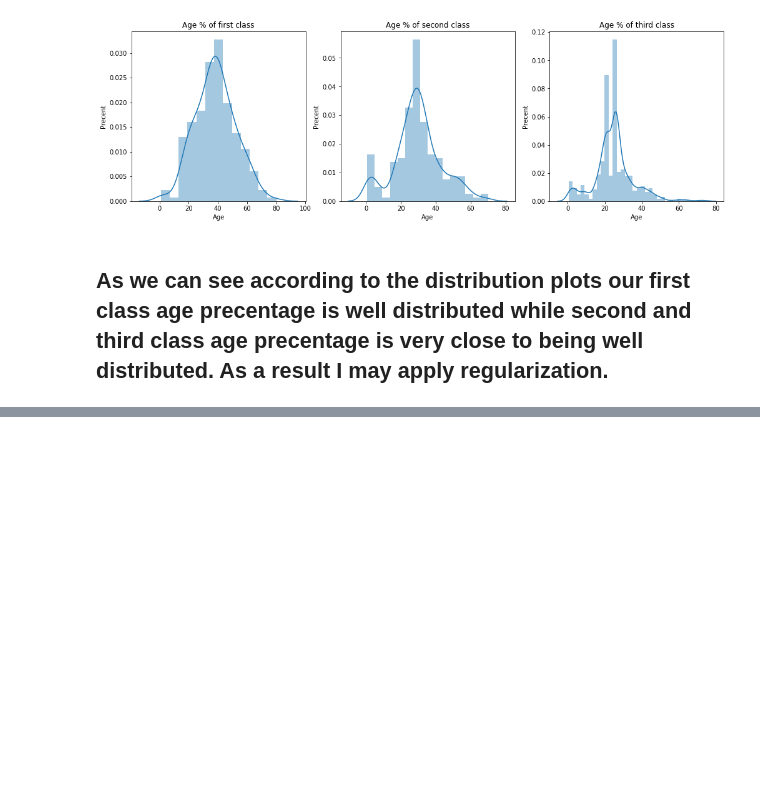
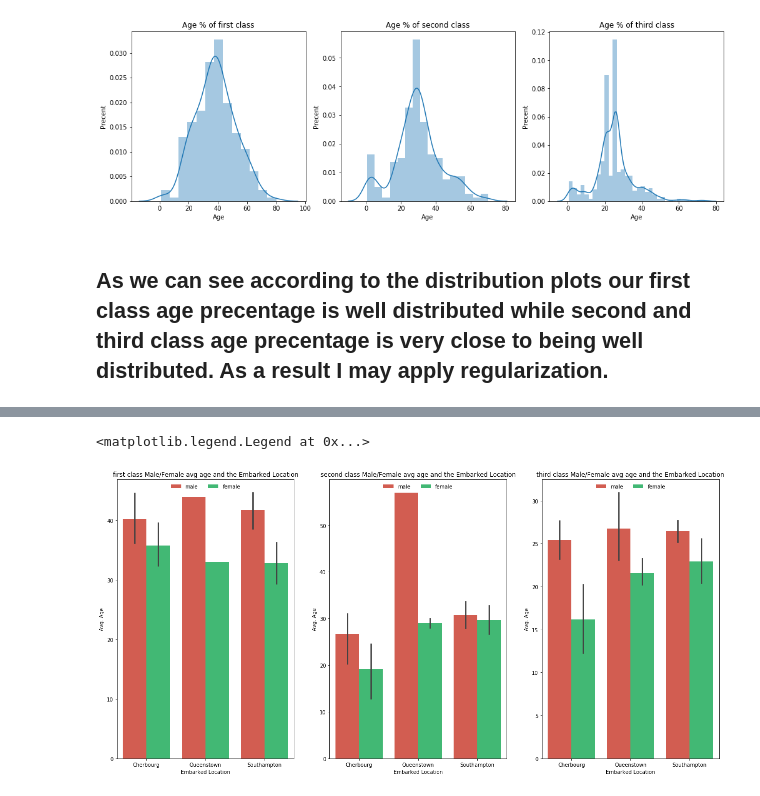
Before and after one commit to AlexOsokin97/Titanic_casuality_proj, a Jupyter notebook: Data Visualization and Analysis.ipynb, the cells around one changed output, grey strips where cells are left out. Cells and saved outputs as stored; diff of their text form; code cells hidden in the pictures; blank space fills up the shorter version.

```diff
--- a/Data Visualization and Analysis.ipynb
+++ b/Data Visualization and Analysis.ipynb
@@ -137,0 +152,29 @@ Text(0.5, 1.0, 'Third Class Age to number of Parents/Children relation')
+# %%
+f3, axes3 = plt.subplots(1, 3)
+f3.set_size_inches(21,10)
+
+palette3 = {'male':'#e74c3c', 'female':'#2ecc71'}
+
+sns.barplot(x="Embarked", y="Age", hue="Sex",palette=palette3,hue_order=['male','female'],
+            order=['Cherbourg','Queenstown','Southampton'], data=df_first_class, ax = axes3[0])
+axes3[0].set_title("first class Male/Female avg age and the Embarked Location")
+axes3[0].set_ylabel("Avg. Age")
+axes3[0].set_xlabel("Embarked Location")
+axes3[0].legend(ncol=2, loc="upper center", frameon=False)
+
+sns.barplot(x="Embarked", y="Age", hue="Sex",palette=palette3,hue_order=['male','female'],
+            order=['Cherbourg','Queenstown','Southampton'], data=df_second_class, ax = axes3[1])
+axes3[1].set_title("second class Male/Female avg age and the Embarked Location")
+axes3[1].set_ylabel("Avg. Age")
+axes3[1].set_xlabel("Embarked Location")
+axes3[1].legend(ncol=2, loc="upper center", frameon=False)
+
+sns.barplot(x="Embarked", y="Age", hue="Sex",palette=palette3,hue_order=['male','female'],
+            order=['Cherbourg','Queenstown','Southampton'], data=df_third_class, ax = axes3[2])
+axes3[2].set_title("third class Male/Female avg age and the Embarked Location")
+axes3[2].set_ylabel("Avg. Age")
+axes3[2].set_xlabel("Embarked Location")
+axes3[2].legend(ncol=2, loc="upper center", frameon=False)
+# %% [output]
+<matplotlib.legend.Legend at 0x...>
+[figure, added]
```
Also changed, not shown: parts of 6 cells of this notebook.
